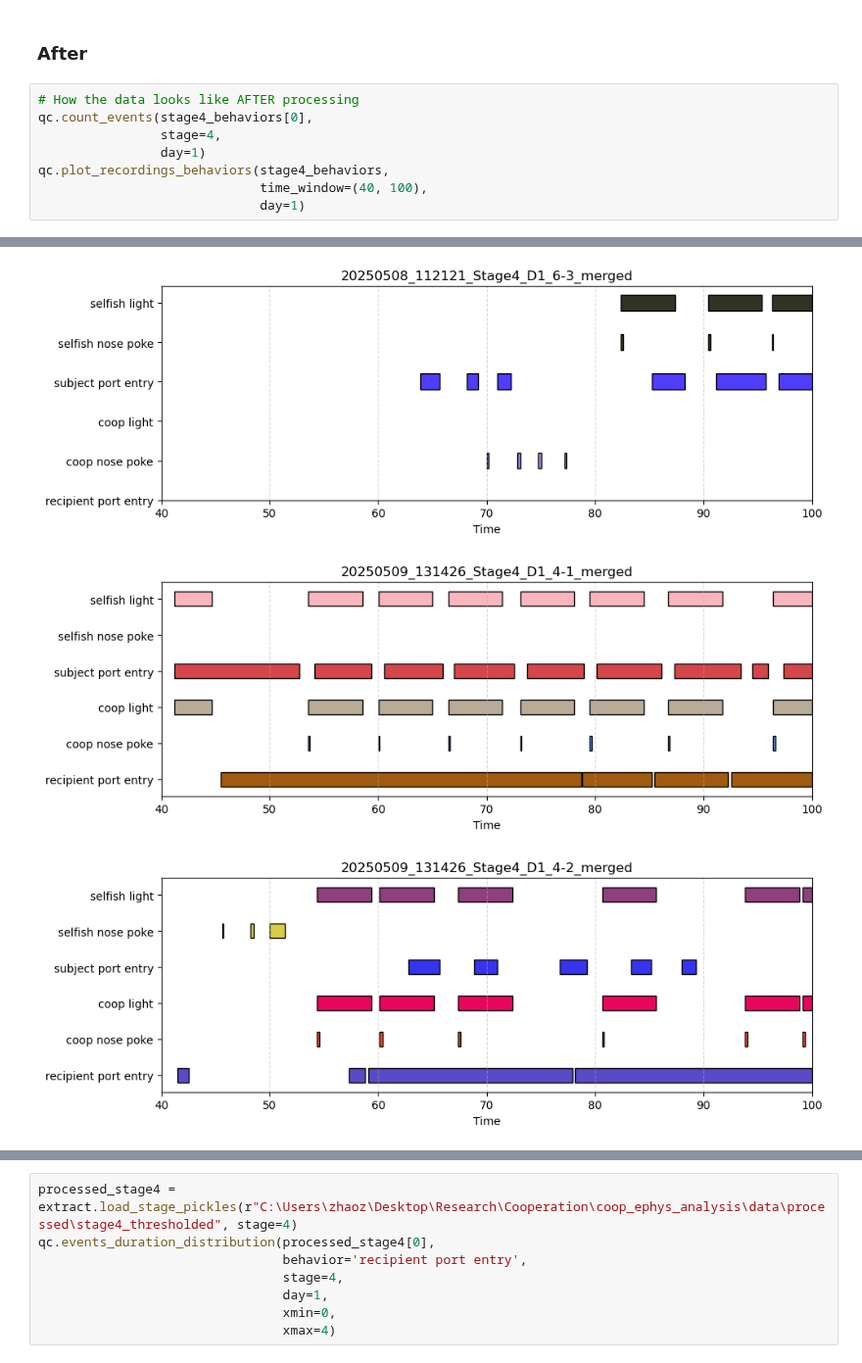
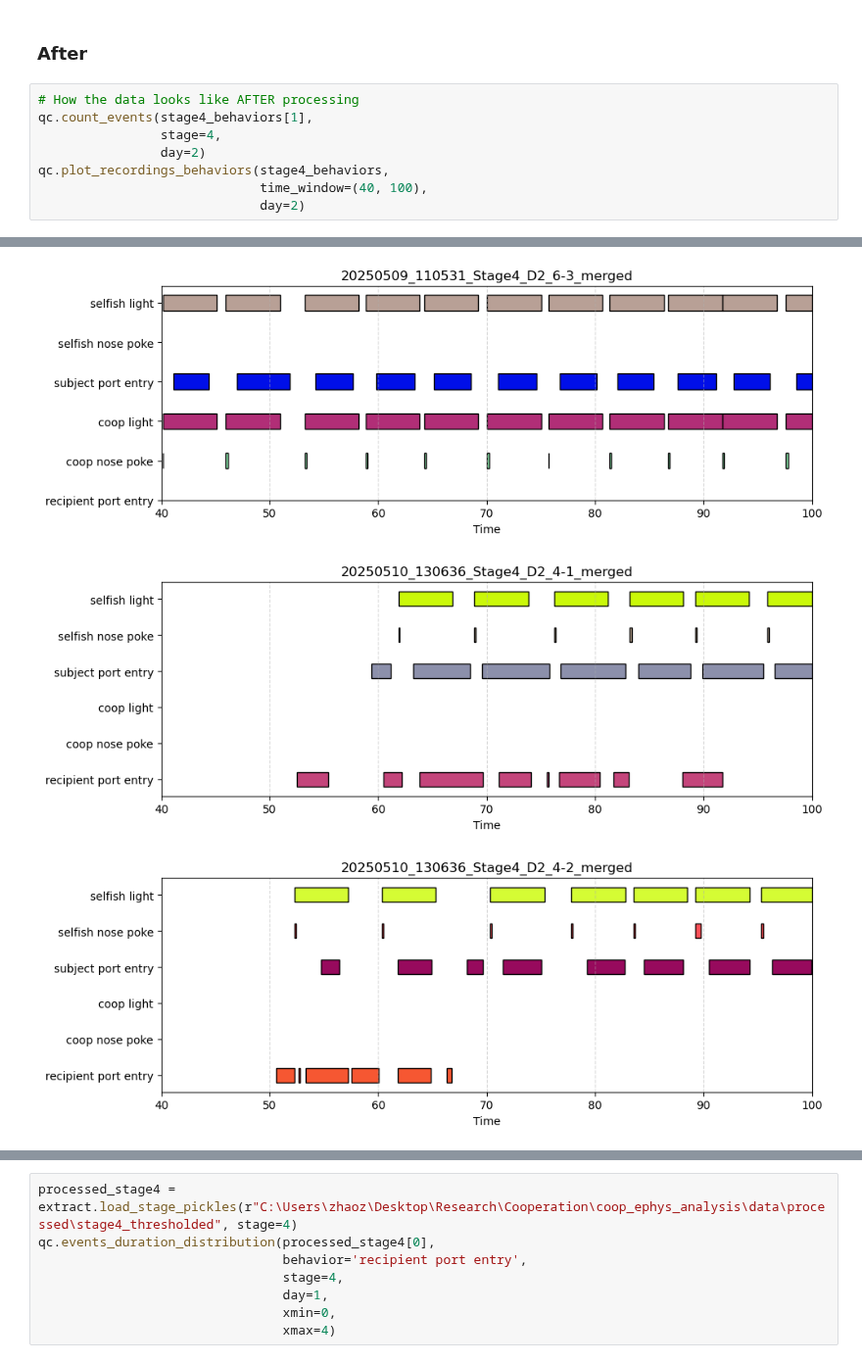
Before and after one commit to padillacoreanolab/coop_ephys_analysis, a Jupyter notebook: notebooks/behavior/stage4_quality_control.ipynb, the cells around one changed output, grey strips where cells are left out. Shown at 98% size. Drawn from its saved outputs; the diff is of its cells as text.

```diff
--- a/notebooks/behavior/stage4_quality_control.ipynb
+++ b/notebooks/behavior/stage4_quality_control.ipynb
@@ -118,10 +105,10 @@ stage4_behaviors = qc.threshold_stage_behaviors(stage4_behaviors,
 ### After
 # %%
 # How the data looks like AFTER processing
-qc.count_events(stage4_behaviors[0],
+qc.count_events(stage4_behaviors[1],
 				stage=4,
-				day=1)
+				day=2)
 qc.plot_recordings_behaviors(stage4_behaviors,
 							 time_window=(40, 100),
-							 day=1)
+							 day=2)
 # %% [output]
@@ -150,3 +137,3 @@ Stage 4 Day 1
-[figure, old version]
+[figure, new version]
-[figure, old version]
+[figure, new version]
-[figure, old version]
+[figure, new version]
```
Also changed, not shown: parts of 7 cells of this notebook, 8 other files.
